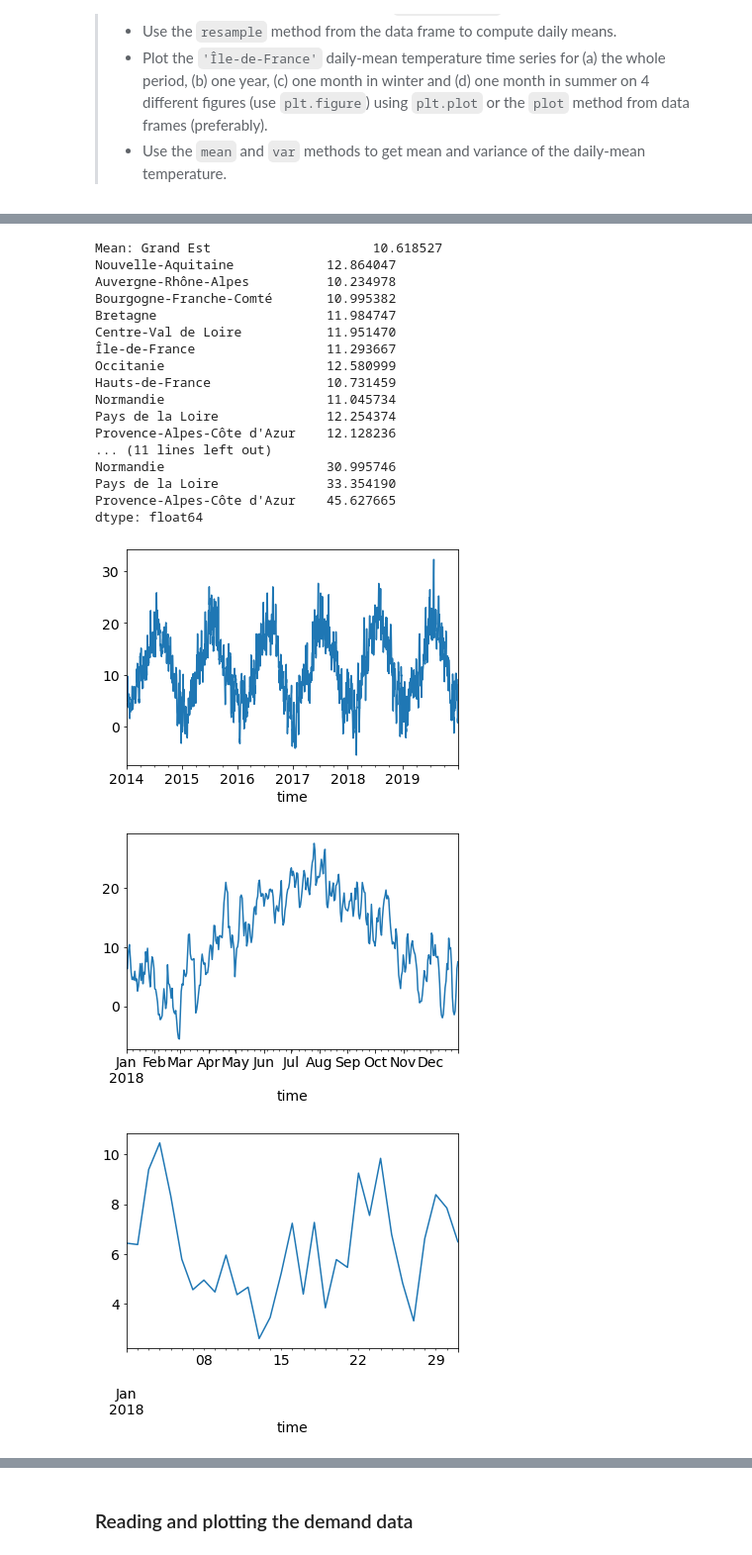
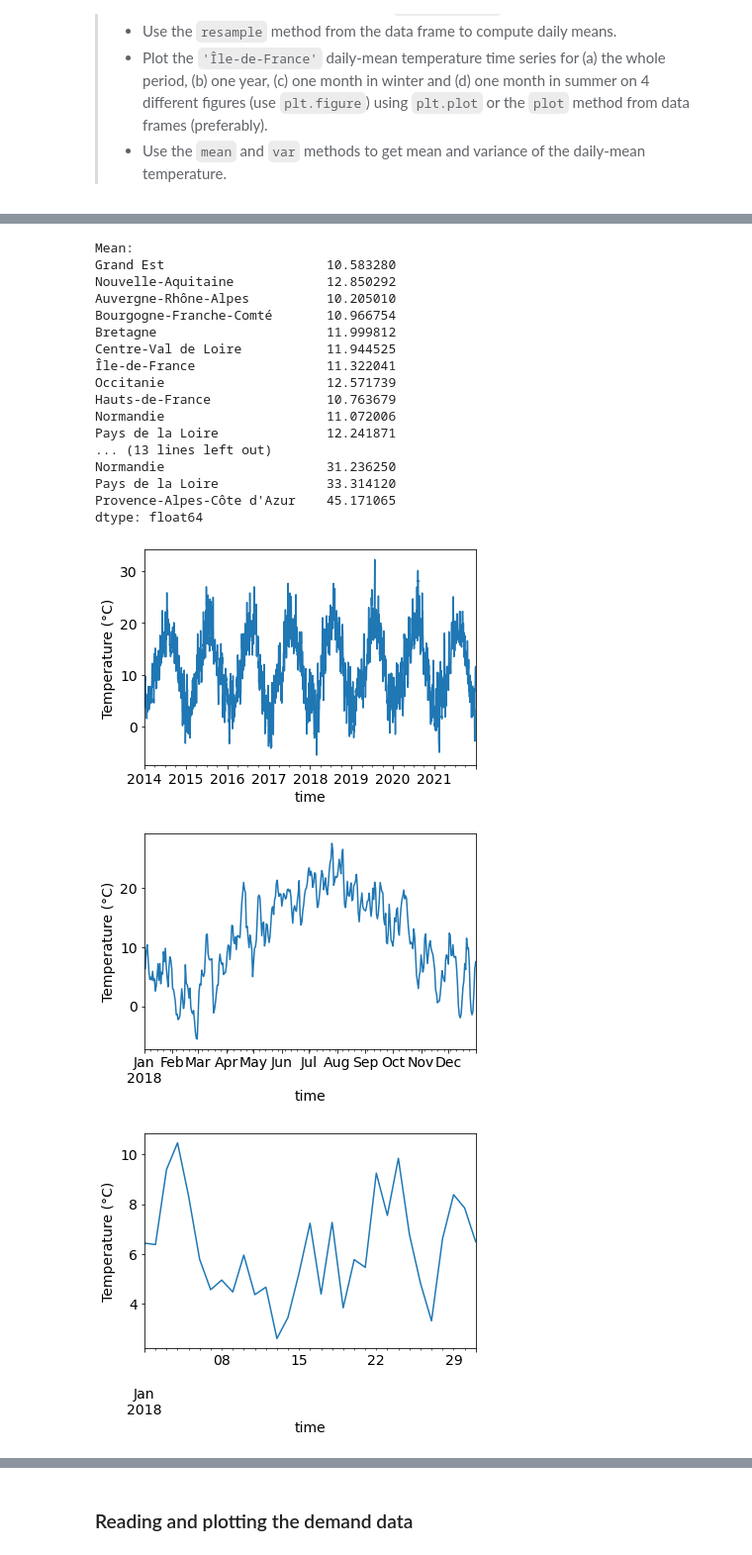
Before and after one commit to Pchambet/ml4climate, a Jupyter notebook: book/notebooks/02_tutorial_supervised_learning_problem_ols.ipynb, the cells around one changed output, grey strips where cells are left out. Shown at 99% size. Cells and saved outputs as stored; diff of their text form; code cells hidden in the pictures.

Commit message:
debug panel, better labels and other minor fixes

```diff
--- a/book/notebooks/02_tutorial_supervised_learning_problem_ols.ipynb
+++ b/book/notebooks/02_tutorial_supervised_learning_problem_ols.ipynb
@@ -58,16 +58,18 @@ kwargs_read_csv = dict()
 
 # Set first and last years
 FIRST_YEAR = 2014
-LAST_YEAR = 2019
+LAST_YEAR = 2021
 
 # Define temperature filepath
 temp_filename = 'surface_temperature_merra2_{}-{}.csv'.format(
     FIRST_YEAR, LAST_YEAR)
 temp_filepath = Path(data_dir, temp_filename)
+temp_label = 'Temperature (°C)'
 
 # Define electricity demand filepath
 dem_filename = 'reseaux_energies_demand_demand.csv'
 dem_filepath = Path(data_dir, dem_filename)
+dem_label = 'Electricity consumption (MWh)'
 # %% [markdown]
 ### Reading and plotting the raw temperature data
 # %% [markdown]
@@ -97,50 +100,57 @@ pd.read_csv(
 File:      ~/.conda/envs/default/lib/python3.9/site-packages/pandas/io/parsers/readers.py
 Type:      function
 # %%
+# answer cell
 # Read hourly temperature data averaged over each region
 df_temp_hourly = pd.read_csv(temp_filepath, index_col=0, parse_dates=True, header=0)
 
 # Get daily-mean temperature
 df_temp = df_temp_hourly.resample('D').mean()
 
 # Select Île-de-France region
 region_name = 'Île-de-France'
 df_temp_idf = df_temp[region_name]
 
 # Plot daily-mean temperature time series
 plt.figure()
 df_temp_idf.plot()
+plt.ylabel(temp_label)
 
 plt.figure()
 df_temp_idf['2018'].plot()
+plt.ylabel(temp_label)
 
 plt.figure()
 df_temp_idf['2018-01'].plot()
+plt.ylabel(temp_label)
 
 plt.figure()
 df_temp_idf['2018-07'].plot()
+plt.ylabel(temp_label)
 
 # Compute mean and variance of daily temperature
-print('Mean:', df_temp.mean())
-print('\nVar:', df_temp.var())
+print('Mean:')
+print(df_temp.mean())
+print('\nVariance:')
+print(df_temp.var())
 # %% [output]
-Mean: Grand Est                     10.618527
-Nouvelle-Aquitaine            12.864047
-Auvergne-Rhône-Alpes          10.234978
-Bourgogne-Franche-Comté       10.995382
-Bretagne                      11.984747
-Centre-Val de Loire           11.951470
-Île-de-France                 11.293667
-Occitanie                     12.580999
-Hauts-de-France               10.731459
-Normandie                     11.045734
-Pays de la Loire              12.254374
-Provence-Alpes-Côte d'Azur    12.128236
-... (11 lines left out)
-Normandie                     30.995746
-Pays de la Loire              33.354190
-Provence-Alpes-Côte d'Azur    45.627665
+Mean:
+Grand Est                     10.583280
+Nouvelle-Aquitaine            12.850292
+Auvergne-Rhône-Alpes          10.205010
+Bourgogne-Franche-Comté       10.966754
+Bretagne                      11.999812
+Centre-Val de Loire           11.944525
+Île-de-France                 11.322041
+Occitanie                     12.571739
+Hauts-de-France               10.763679
+Normandie                     11.072006
+Pays de la Loire              12.241871
+... (13 lines left out)
+Normandie                     31.236250
+Pays de la Loire              33.314120
+Provence-Alpes-Côte d'Azur    45.171065
 dtype: float64
-[figure, old version]
+[figure, new version]
-[figure, old version]
+[figure, new version]
-[figure, old version]
+[figure, new version]
```
Also changed, not shown: parts of 13 cells of this notebook, 6 other files.
